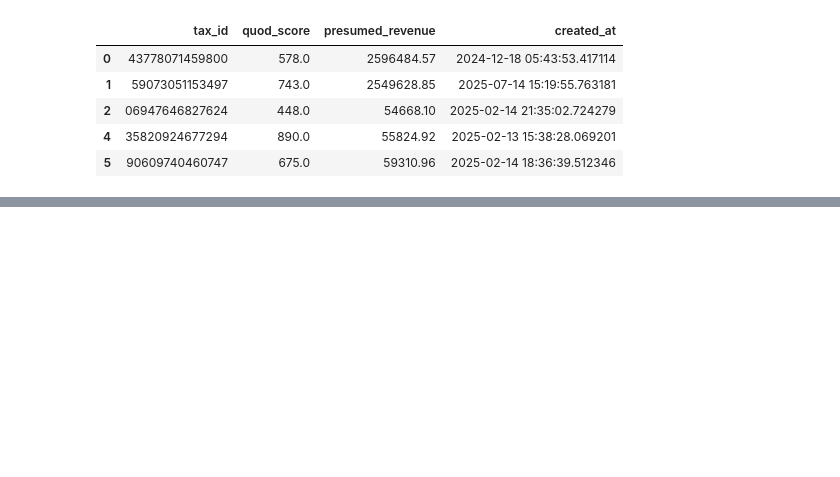
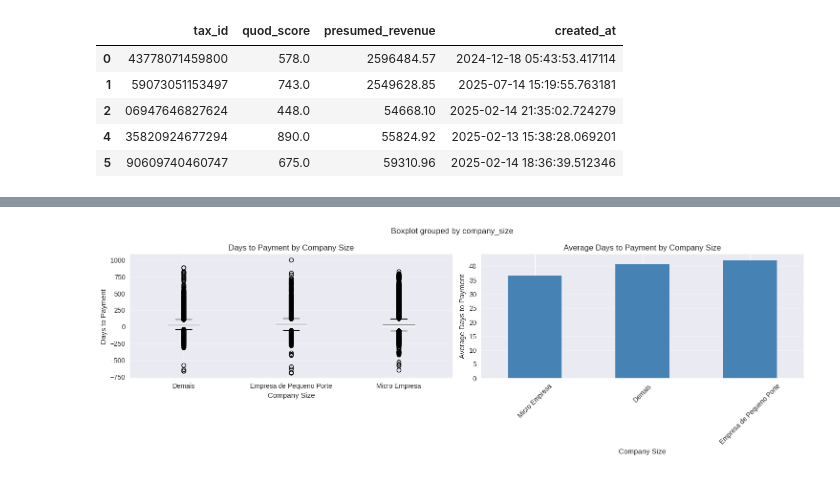
Before and after one commit to ClessonR/credit_payment_receivables, a Jupyter notebook: notebooks/eda.ipynb, the cells around one changed output, grey strips where cells are left out. Cells and saved outputs as stored; diff of their text form; code cells hidden in the pictures; blank space fills up the shorter version.

```diff
--- a/notebooks/eda.ipynb
+++ b/notebooks/eda.ipynb
@@ -79,0 +398,27 @@ df_quod.head()
+# %%
+# Visualize company size impact
+if df_merged_buyer['company_size'].notna().sum() > 0:
+    fig, axes = plt.subplots(1, 2, figsize=(15, 5))
+
+    company_size_payment = df_merged_buyer[df_merged_buyer['company_size'].notna()]
+
+    # Box plot
+    company_size_payment.boxplot(column='days_to_payment', by='company_size', ax=axes[0])
+    axes[0].set_title('Days to Payment by Company Size')
+    axes[0].set_xlabel('Company Size')
+    axes[0].set_ylabel('Days to Payment')
+    axes[0].grid(True, alpha=0.3)
+
+    # Bar plot of means
+    size_means = company_size_payment.groupby('company_size')['days_to_payment'].mean().sort_values()
+    size_means.plot(kind='bar', ax=axes[1], color='steelblue')
+    axes[1].set_title('Average Days to Payment by Company Size')
+    axes[1].set_xlabel('Company Size')
+    axes[1].set_ylabel('Average Days to Payment')
+    axes[1].grid(True, alpha=0.3, axis='y')
+    axes[1].tick_params(axis='x', rotation=45)
+
+    plt.tight_layout()
+    plt.show()
+# %% [output]
+[figure, added]
```
Also changed, not shown: parts of 29 cells of this notebook, 1 other file.
